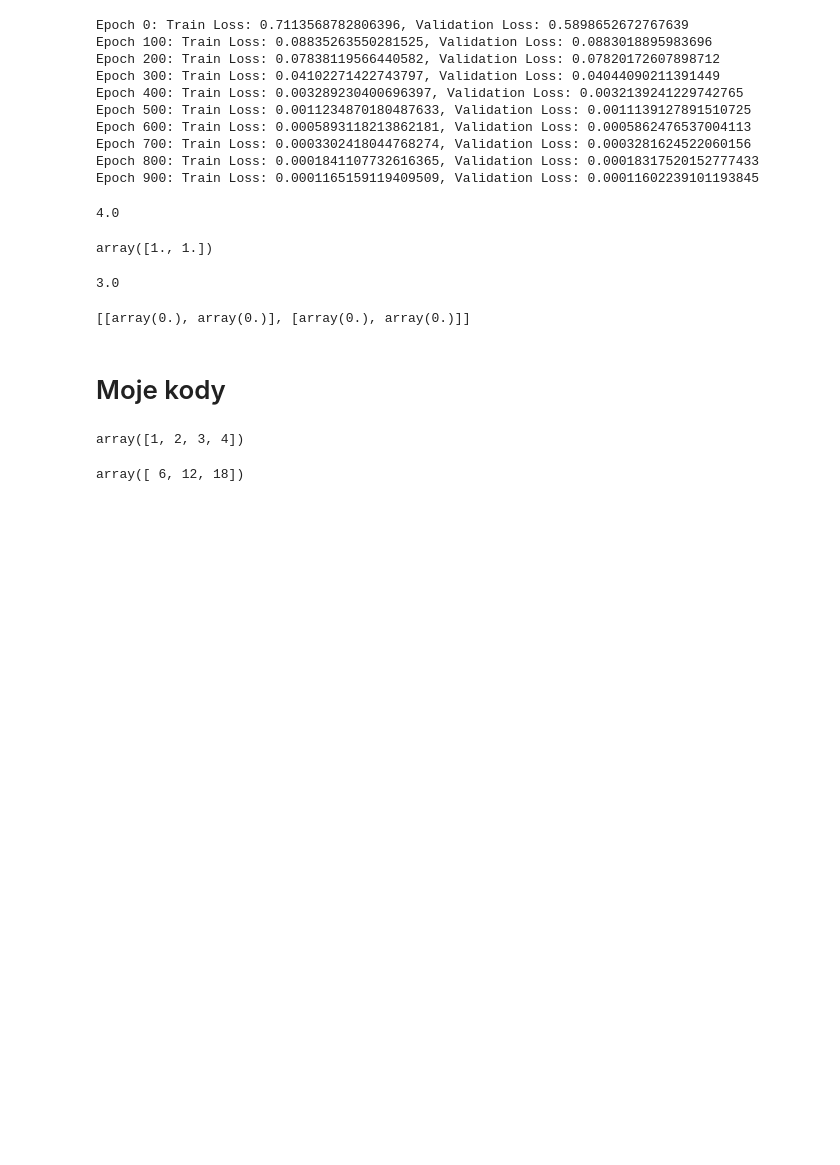
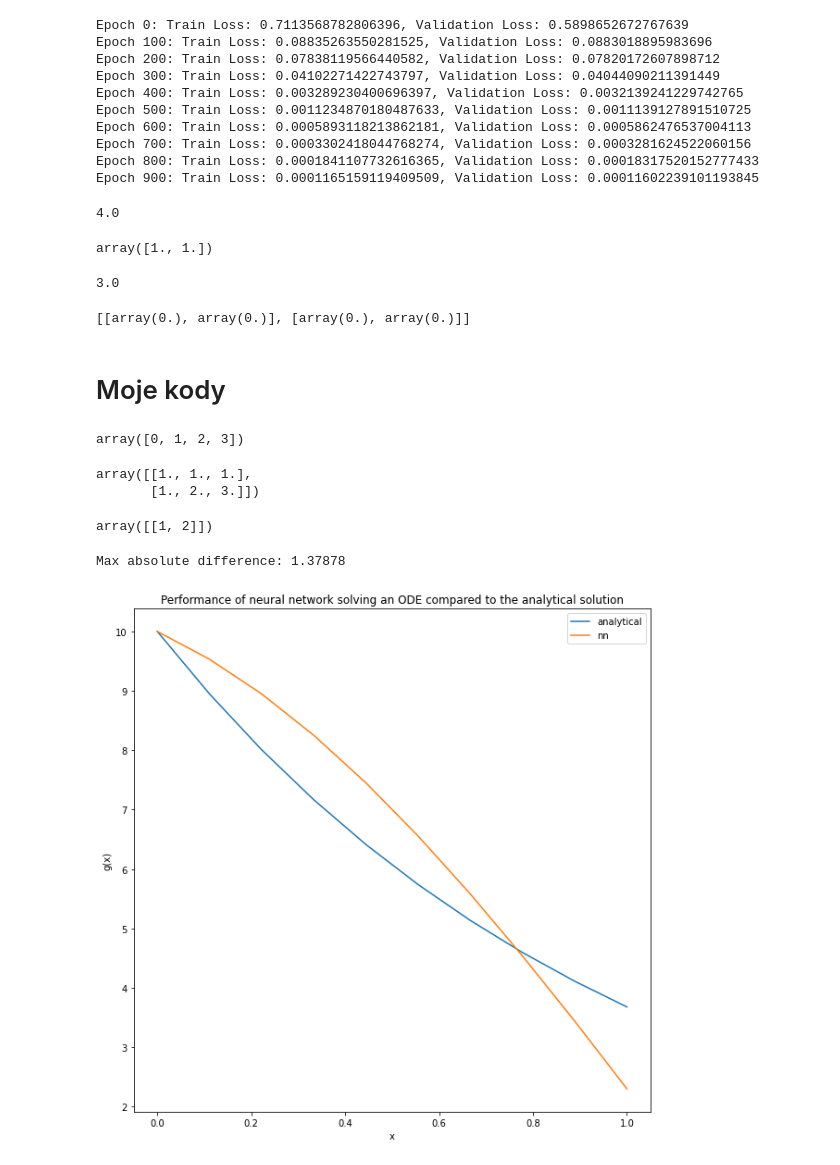
Before and after one commit to Szymex49/Neural-networks-for-solving-PDE, a Jupyter notebook: notes.ipynb, the cells around one changed output. Saved outputs shown, nothing was run; the diff lists cells and outputs as text; code cells hidden in the pictures; blank space fills up the shorter version.

```diff
--- a/notes.ipynb
+++ b/notes.ipynb
@@ -694,11 +713,16 @@ import numpy as np
 # %%
-X = np.array([2, 3, 4])
-np.hstack([1, X])
+x = np.array([1, 2, 3])
+np.hstack([0, x])
 # %% [output]
-array([1, 2, 3, 4])
+array([0, 1, 2, 3])
+# %%
+x = np.array([1, 2, 3])
+np.vstack([np.ones(3), x])
+# %% [output]
+array([[1., 1., 1.],
+       [1., 2., 3.]])
 # %%
-X = np.array([1, 2, 3])
-W = np.array([[1, 1, 1], [2, 2, 2], [3, 3, 3]])
-W @ X
+X = np.array([1, 2])
+X.reshape(-1, 2)
 # %% [output]
-array([ 6, 12, 18])
+array([[1, 2]])
@@ -704,0 +767,29 @@ array([ 6, 12, 18])
+# %%
+xs = np.linspace(0, 1, 10)
+
+weights = solve(equation, g_t, xs, 1000)
+# %%
+def g_analytic(x, gamma = 1, g0 = 10):
+    return g0 * np.exp(-gamma * x)
+
+xs = np.linspace(0, 1, 10)
+
+# Print the deviation from the trial solution and true solution
+res = g_t(xs, weights).flatten()
+res_analytical = g_analytic(xs)
+
+print('Max absolute difference: %g'%np.max(np.abs(res - res_analytical)))
+
+# Plot the results
+plt.figure(figsize=(10,10))
+
+plt.title('Performance of neural network solving an ODE compared to the analytical solution')
+plt.plot(xs, res_analytical)
+plt.plot(xs, res)
+plt.legend(['analytical','nn'])
+plt.xlabel('x')
+plt.ylabel('g(x)')
+plt.show()
+# %% [output]
+Max absolute difference: 1.37878
+[figure, added]
```
Also changed, not shown: parts of 6 cells of this notebook.
